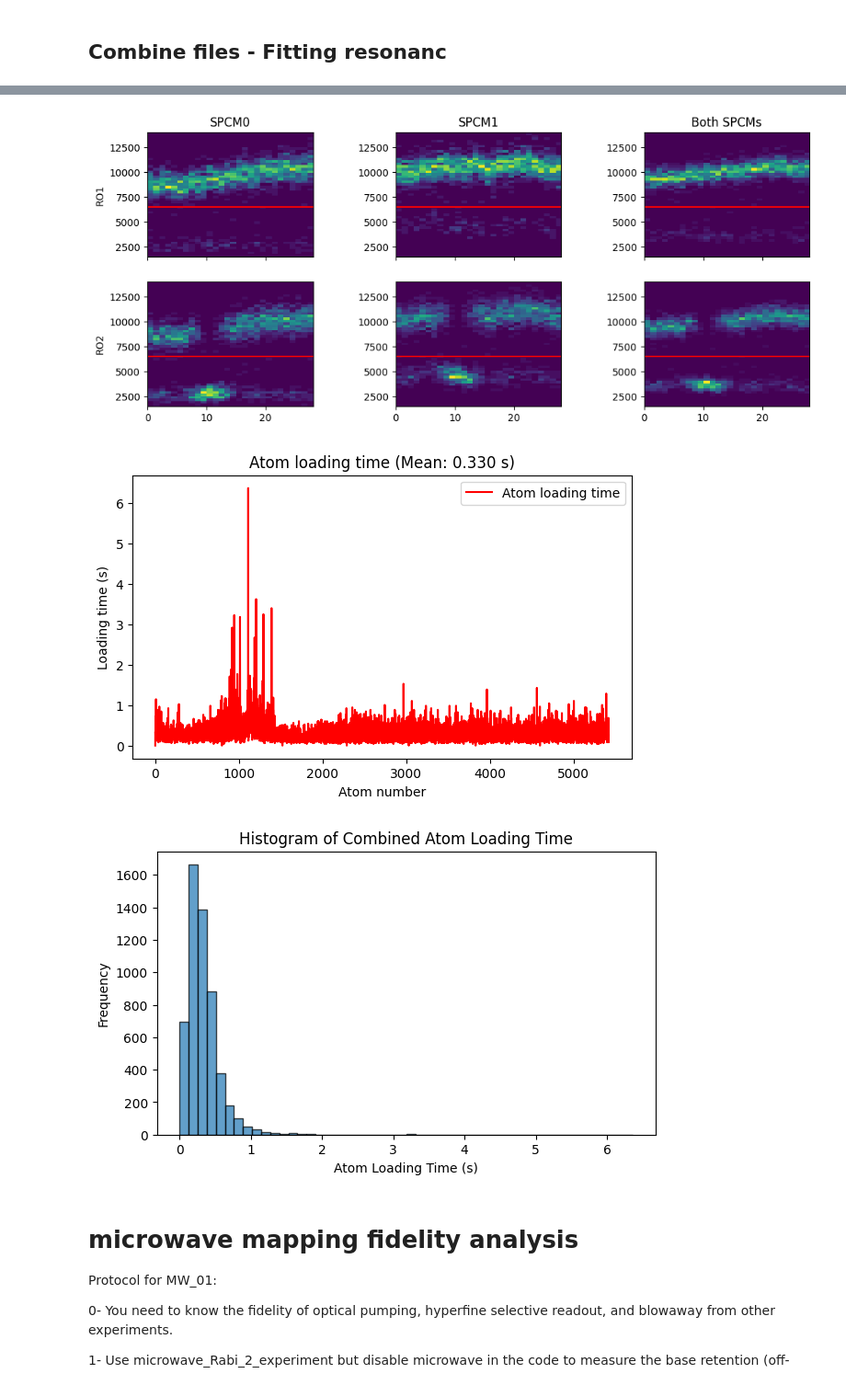
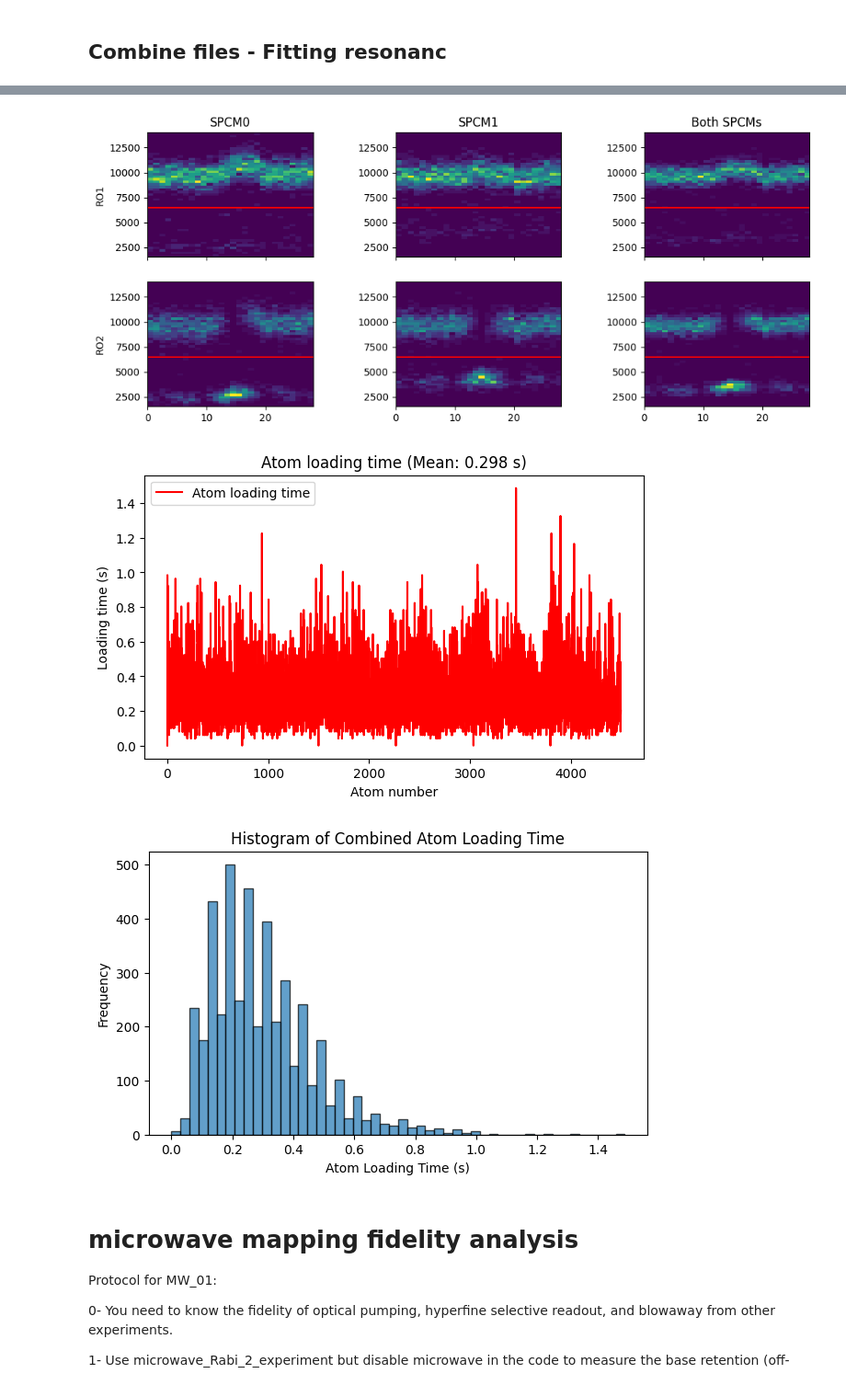
Before and after one commit to QuantumQuadrate/qn_artiq_routines, a Jupyter notebook: Analysis/Microwave analysis/Microwave_analysis_2025.ipynb, the cells around one changed output, grey strips where cells are left out. Shown at 92% size. Drawn from its saved outputs; the diff is of its cells as text; code cells hidden in the pictures.

```diff
--- a/Analysis/Microwave analysis/Microwave_analysis_2025.ipynb
+++ b/Analysis/Microwave analysis/Microwave_analysis_2025.ipynb
@@ -2,7 +2,7 @@
 # Mapping atom analysis
 Valid for experiments from 2025-04-30 until ...
 # %%
-date_filters = ["2026-03-26"]
+date_filters = ["2026-03-29"]
 
 from matplotlib import pyplot as plt
 import matplotlib as mpl
@@ -86,7 +84,7 @@ With fitting the resonance for microwave scans
 #     # 37:'',
 # }
 
-file_indices = {i: '' for i in range(0, 13, 2)}
+file_indices = {i: '' for i in range(0, 11, 2)}
 
 compare = True # compare multiple files in the same retention and loading plots
 otsu_threshold = False # compute threshold using Otsu method instead doing it by eye. only work when require atom loading = False
@@ -422,6 +420,6 @@ center=337021309.2239±516.4152, sigma=9818.1349±565.2842, ampl=0.8865±0.0417,
-[figure, old version]
+[figure, new version]
-[figure, old version]
+[figure, new version]
-[figure, old version]
+[figure, new version]
 # %% [markdown]
 # microwave mapping fidelity analysis
 
```
Also changed, not shown: parts of 2 cells of this notebook, 3 other files.
